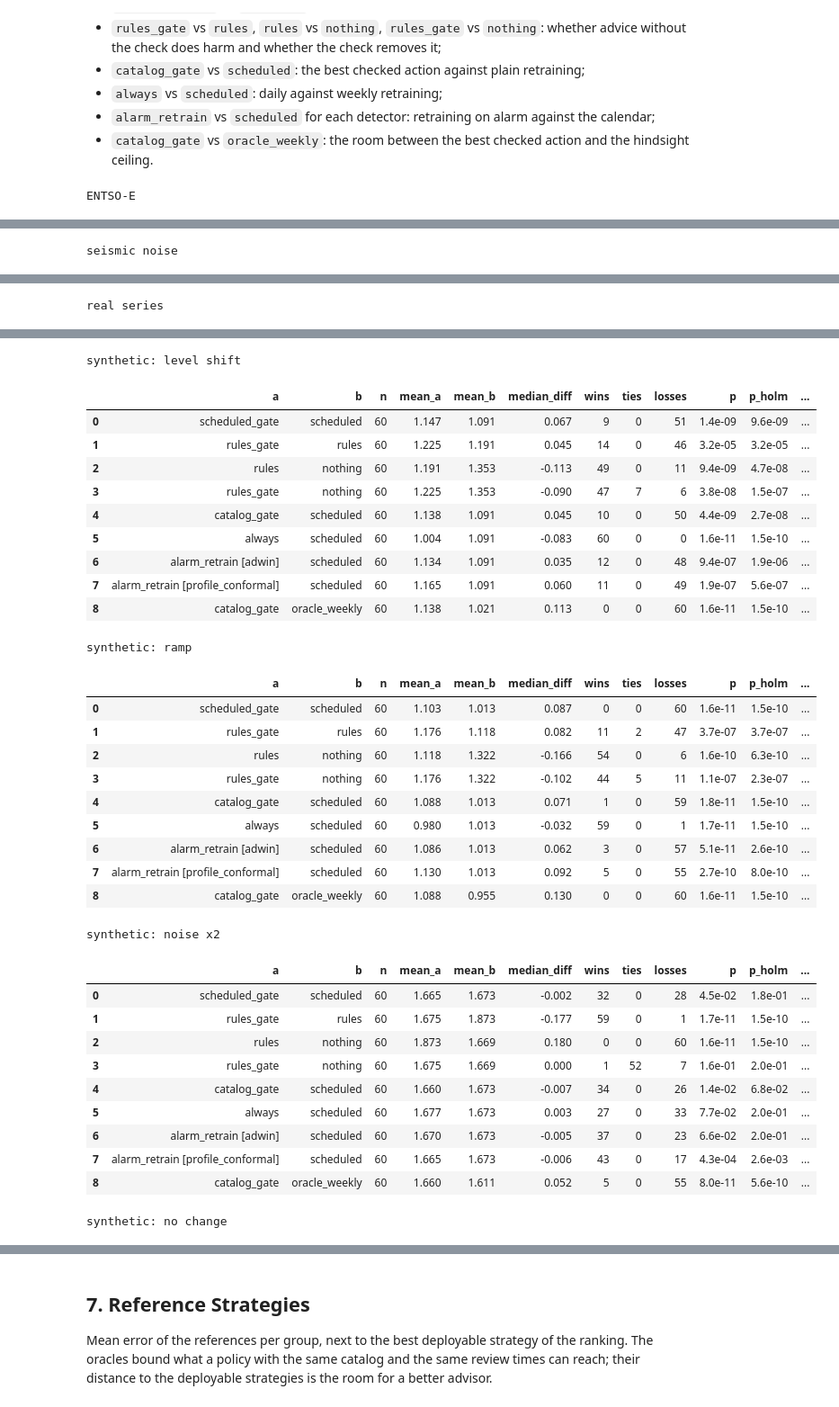
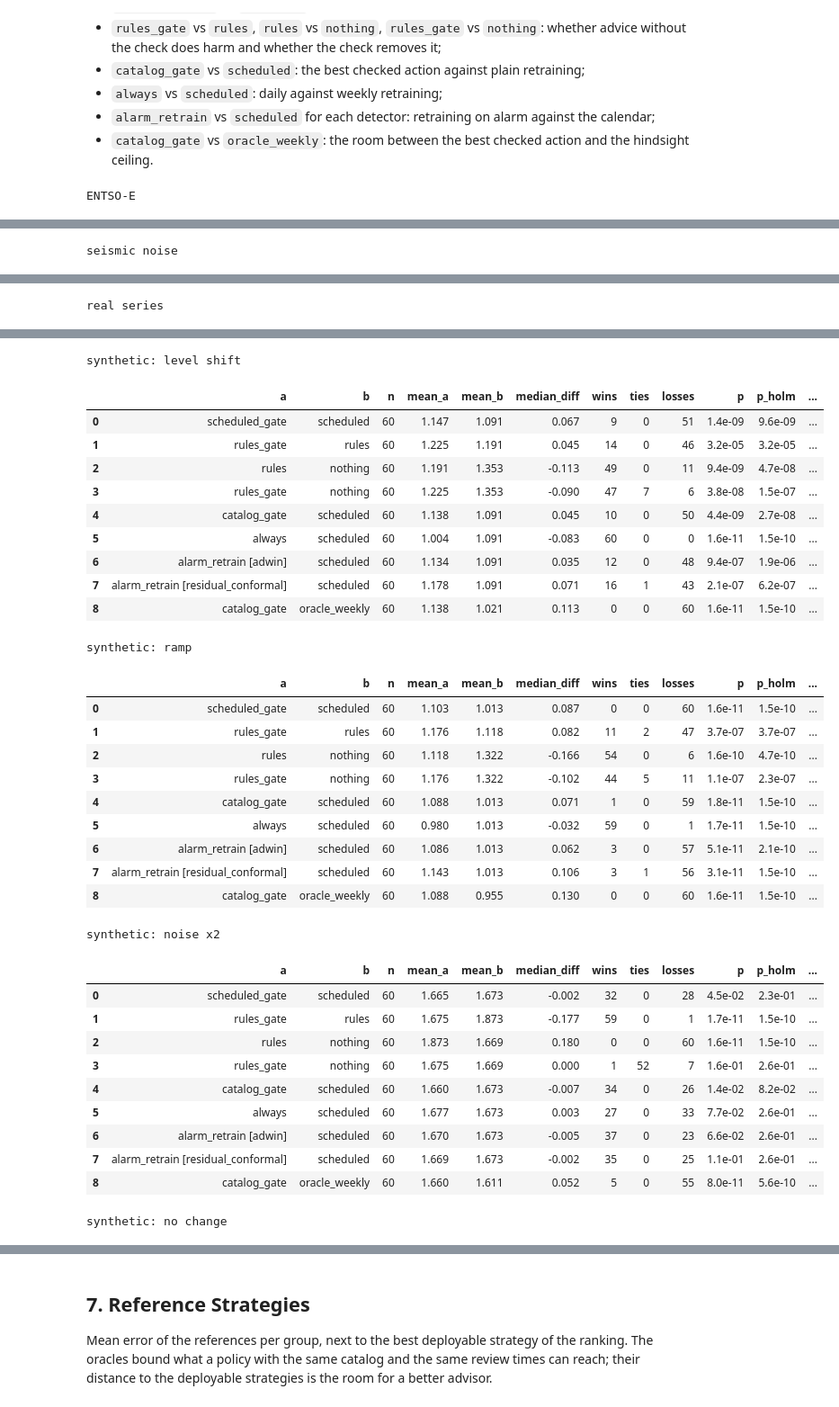
Before and after one commit to ElizPery/seasonality-drift-llm-backtest, a Jupyter notebook: notebooks/05_stream_b_statistical_tests.ipynb, the cells around one changed output, grey strips where cells are left out. Shown at 90% size. Saved outputs shown, nothing was run; the diff lists cells and outputs as text; code cells hidden in the pictures.

```diff
--- a/notebooks/05_stream_b_statistical_tests.ipynb
+++ b/notebooks/05_stream_b_statistical_tests.ipynb
@@ -24,7 +24,7 @@ RESULTS = "../data/processed/stream_b"
 runs = pd.read_csv(f"{RESULTS}/runs.csv", float_precision="round_trip")
 runs["name"] = tagged(runs)
 
-DETECTORS = ("adwin", "profile_conformal")
+DETECTORS = ("adwin", "residual_conformal")
 CALENDAR = ["nothing", "always", "scheduled", "scheduled_gate", "catalog_gate", "rules", "rules_gate"]
 ON_ALARM = [f"{s} [{d}]" for s in ("alarm_retrain", "alarm_gate", "alarm_catalog_gate", "alarm_rules", "alarm_rules_gate")
             for d in DETECTORS]
@@ -181,7 +181,7 @@ The comparisons behind the claims of the thesis, as a minus b: `wins` counts the
 # %%
 PAIRS = [("scheduled_gate", "scheduled"), ("rules_gate", "rules"), ("rules", "nothing"), ("rules_gate", "nothing"),
          ("catalog_gate", "scheduled"), ("always", "scheduled"), ("alarm_retrain [adwin]", "scheduled"),
-         ("alarm_retrain [profile_conformal]", "scheduled"), ("catalog_gate", "oracle_weekly")]
+         ("alarm_retrain [residual_conformal]", "scheduled"), ("catalog_gate", "oracle_weekly")]
 pairs = []
 for group, (rows, metric) in GROUPS.items():
     w = wilcoxon_pairs(tables[group], PAIRS, extra=wide(runs[rows], REFERENCE, metric))
@@ -229,36 +229,36 @@ real series
 | 8 | catalog_gate | oracle_weekly | 23 | 0.967 | 0.788 | 0.131 | 0 | 0 | 23 | 2.4e-07 | 2.1e-06 | ... |
 synthetic: level shift
 |  | a | b | n | mean_a | mean_b | median_diff | wins | ties | losses | p | p_holm | ... |
 | 0 | scheduled_gate | scheduled | 60 | 1.147 | 1.091 | 0.067 | 9 | 0 | 51 | 1.4e-09 | 9.6e-09 | ... |
 | 1 | rules_gate | rules | 60 | 1.225 | 1.191 | 0.045 | 14 | 0 | 46 | 3.2e-05 | 3.2e-05 | ... |
 | 2 | rules | nothing | 60 | 1.191 | 1.353 | -0.113 | 49 | 0 | 11 | 9.4e-09 | 4.7e-08 | ... |
 | 3 | rules_gate | nothing | 60 | 1.225 | 1.353 | -0.090 | 47 | 7 | 6 | 3.8e-08 | 1.5e-07 | ... |
 | 4 | catalog_gate | scheduled | 60 | 1.138 | 1.091 | 0.045 | 10 | 0 | 50 | 4.4e-09 | 2.7e-08 | ... |
 | 5 | always | scheduled | 60 | 1.004 | 1.091 | -0.083 | 60 | 0 | 0 | 1.6e-11 | 1.5e-10 | ... |
 | 6 | alarm_retrain [adwin] | scheduled | 60 | 1.134 | 1.091 | 0.035 | 12 | 0 | 48 | 9.4e-07 | 1.9e-06 | ... |
-| 7 | alarm_retrain [profile_conformal] | scheduled | 60 | 1.165 | 1.091 | 0.060 | 11 | 0 | 49 | 1.9e-07 | 5.6e-07 | ... |
+| 7 | alarm_retrain [residual_conformal] | scheduled | 60 | 1.178 | 1.091 | 0.071 | 16 | 1 | 43 | 2.1e-07 | 6.2e-07 | ... |
 | 8 | catalog_gate | oracle_weekly | 60 | 1.138 | 1.021 | 0.113 | 0 | 0 | 60 | 1.6e-11 | 1.5e-10 | ... |
 synthetic: ramp
 |  | a | b | n | mean_a | mean_b | median_diff | wins | ties | losses | p | p_holm | ... |
 | 0 | scheduled_gate | scheduled | 60 | 1.103 | 1.013 | 0.087 | 0 | 0 | 60 | 1.6e-11 | 1.5e-10 | ... |
 | 1 | rules_gate | rules | 60 | 1.176 | 1.118 | 0.082 | 11 | 2 | 47 | 3.7e-07 | 3.7e-07 | ... |
-| 2 | rules | nothing | 60 | 1.118 | 1.322 | -0.166 | 54 | 0 | 6 | 1.6e-10 | 6.3e-10 | ... |
+| 2 | rules | nothing | 60 | 1.118 | 1.322 | -0.166 | 54 | 0 | 6 | 1.6e-10 | 4.7e-10 | ... |
 | 3 | rules_gate | nothing | 60 | 1.176 | 1.322 | -0.102 | 44 | 5 | 11 | 1.1e-07 | 2.3e-07 | ... |
 | 4 | catalog_gate | scheduled | 60 | 1.088 | 1.013 | 0.071 | 1 | 0 | 59 | 1.8e-11 | 1.5e-10 | ... |
 | 5 | always | scheduled | 60 | 0.980 | 1.013 | -0.032 | 59 | 0 | 1 | 1.7e-11 | 1.5e-10 | ... |
-| 6 | alarm_retrain [adwin] | scheduled | 60 | 1.086 | 1.013 | 0.062 | 3 | 0 | 57 | 5.1e-11 | 2.6e-10 | ... |
-| 7 | alarm_retrain [profile_conformal] | scheduled | 60 | 1.130 | 1.013 | 0.092 | 5 | 0 | 55 | 2.7e-10 | 8.0e-10 | ... |
+| 6 | alarm_retrain [adwin] | scheduled | 60 | 1.086 | 1.013 | 0.062 | 3 | 0 | 57 | 5.1e-11 | 2.1e-10 | ... |
+| 7 | alarm_retrain [residual_conformal] | scheduled | 60 | 1.143 | 1.013 | 0.106 | 3 | 1 | 56 | 3.1e-11 | 1.5e-10 | ... |
 | 8 | catalog_gate | oracle_weekly | 60 | 1.088 | 0.955 | 0.130 | 0 | 0 | 60 | 1.6e-11 | 1.5e-10 | ... |
 synthetic: noise x2
 |  | a | b | n | mean_a | mean_b | median_diff | wins | ties | losses | p | p_holm | ... |
-| 0 | scheduled_gate | scheduled | 60 | 1.665 | 1.673 | -0.002 | 32 | 0 | 28 | 4.5e-02 | 1.8e-01 | ... |
+| 0 | scheduled_gate | scheduled | 60 | 1.665 | 1.673 | -0.002 | 32 | 0 | 28 | 4.5e-02 | 2.3e-01 | ... |
 | 1 | rules_gate | rules | 60 | 1.675 | 1.873 | -0.177 | 59 | 0 | 1 | 1.7e-11 | 1.5e-10 | ... |
 | 2 | rules | nothing | 60 | 1.873 | 1.669 | 0.180 | 0 | 0 | 60 | 1.6e-11 | 1.5e-10 | ... |
-| 3 | rules_gate | nothing | 60 | 1.675 | 1.669 | 0.000 | 1 | 52 | 7 | 1.6e-01 | 2.0e-01 | ... |
-| 4 | catalog_gate | scheduled | 60 | 1.660 | 1.673 | -0.007 | 34 | 0 | 26 | 1.4e-02 | 6.8e-02 | ... |
-| 5 | always | scheduled | 60 | 1.677 | 1.673 | 0.003 | 27 | 0 | 33 | 7.7e-02 | 2.0e-01 | ... |
-| 6 | alarm_retrain [adwin] | scheduled | 60 | 1.670 | 1.673 | -0.005 | 37 | 0 | 23 | 6.6e-02 | 2.0e-01 | ... |
-| 7 | alarm_retrain [profile_conformal] | scheduled | 60 | 1.665 | 1.673 | -0.006 | 43 | 0 | 17 | 4.3e-04 | 2.6e-03 | ... |
+| 3 | rules_gate | nothing | 60 | 1.675 | 1.669 | 0.000 | 1 | 52 | 7 | 1.6e-01 | 2.6e-01 | ... |
+| 4 | catalog_gate | scheduled | 60 | 1.660 | 1.673 | -0.007 | 34 | 0 | 26 | 1.4e-02 | 8.2e-02 | ... |
+| 5 | always | scheduled | 60 | 1.677 | 1.673 | 0.003 | 27 | 0 | 33 | 7.7e-02 | 2.6e-01 | ... |
+| 6 | alarm_retrain [adwin] | scheduled | 60 | 1.670 | 1.673 | -0.005 | 37 | 0 | 23 | 6.6e-02 | 2.6e-01 | ... |
+| 7 | alarm_retrain [residual_conformal] | scheduled | 60 | 1.669 | 1.673 | -0.002 | 35 | 0 | 25 | 1.1e-01 | 2.6e-01 | ... |
 | 8 | catalog_gate | oracle_weekly | 60 | 1.660 | 1.611 | 0.052 | 5 | 0 | 55 | 8.0e-11 | 5.6e-10 | ... |
 synthetic: no change
 |  | a | b | n | mean_a | mean_b | median_diff | wins | ties | losses | p | p_holm | ... |
```
Also changed, not shown: parts of 10 cells of this notebook, 1 other file.
